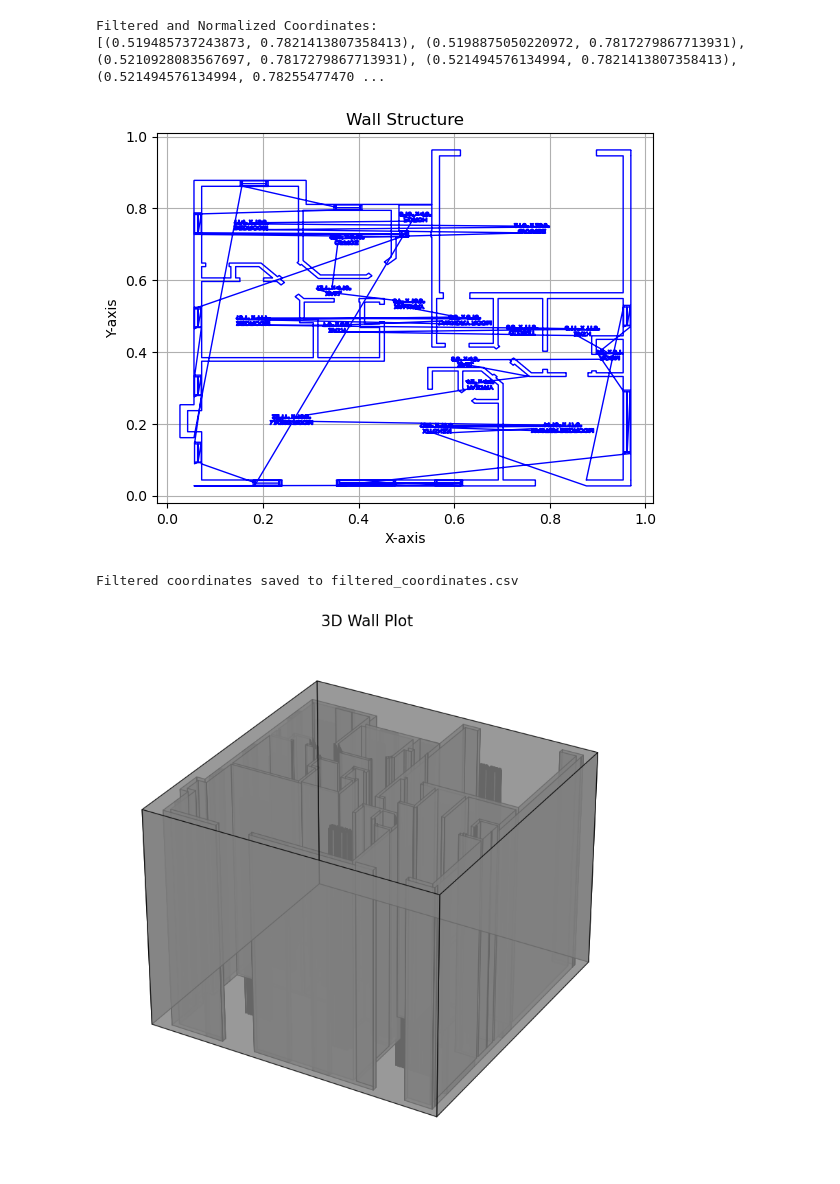
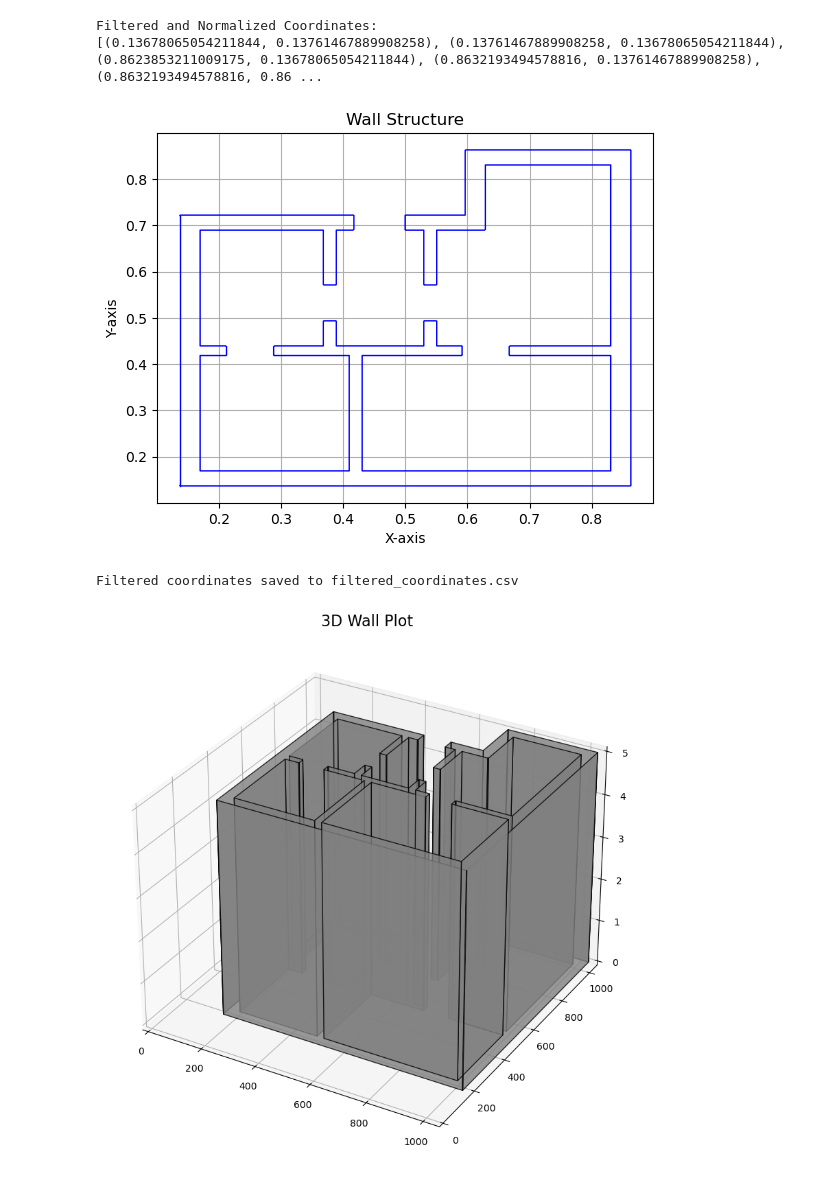
Before and after one commit to aman0x/modelcraft, a Jupyter notebook: floorplanToCordinates.ipynb, the cells around one changed output. Saved outputs shown, nothing was run; the diff lists cells and outputs as text; code cells hidden in the pictures.

```diff
--- a/floorplanToCordinates.ipynb
+++ b/floorplanToCordinates.ipynb
@@ -3,7 +3,7 @@ import cv2
 import matplotlib.pyplot as plt
 
 # Load the image
-image_path = "/Users/amanchandel/Work/projects/MCV2/floorplans/3.png"  # Replace with your floorplan image path
+image_path = "/Users/amanchandel/Work/projects/MCV2/floorplans/floorplan1.png"  # Replace with your floorplan image path
 image = cv2.imread(image_path)
 
 # Convert to grayscale for processing
@@ -96,7 +96,7 @@ print("Filtered and Normalized Coordinates:")
 print(filtered_scaled_coordinates)
 # %% [output]
 Filtered and Normalized Coordinates:
-[(0.519485737243873, 0.7821413807358413), (0.5198875050220972, 0.7817279867713931), (0.5210928083567697, 0.7817279867713931), (0.521494576134994, 0.7821413807358413), (0.521494576134994, 0.78255477470 ...
+[(0.13678065054211844, 0.13761467889908258), (0.13761467889908258, 0.13678065054211844), (0.8623853211009175, 0.13678065054211844), (0.8632193494578816, 0.13761467889908258), (0.8632193494578816, 0.86 ...
 # %%
 import matplotlib.pyplot as plt
 
@@ -120,5 +120,5 @@ plt.grid()
 # Show the plot
 plt.show()
 # %% [output]
-[figure, old version]
+[figure, new version]
 # %%
@@ -136,7 +137,7 @@ from mpl_toolkits.mplot3d.art3d import Poly3DCollection
 import numpy as np
 
 # Example wall height (adjustable)
-wall_height = 10
+wall_height = 5
 
 # Convert 2D wall coordinates to 3D by adding height
 wall_planes = []
@@ -144,36 +145,38 @@ for contour in filtered_contours:
     wall = []
     for pt in contour:
         x, y = pt[0]  # Extract x, y
         wall.append([x, y, 0])  # Bottom of the wall
         wall.append([x, y, wall_height])  # Top of the wall
     wall_planes.append(wall)
 
+wall_planes.pop(0)
 # Plot the walls in 3D
+
 fig = plt.figure(figsize=(10, 10))
 ax = fig.add_subplot(111, projection='3d')
 
 # Add walls as vertical planes
 for wall in wall_planes:
     # Convert the wall into polygons for 3D visualization
     vertices = [
         [wall[i], wall[i + 1], wall[(i + 3) % len(wall)], wall[(i + 2) % len(wall)]]
         for i in range(0, len(wall), 2)
     ]
     poly3d = Poly3DCollection(vertices, alpha=0.8, facecolor='gray', edgecolor='k')
     ax.add_collection3d(poly3d)
 
-# Hide axes
-ax.set_axis_off()
 
 # Set limits to fit the walls
 ax.set_xlim(0, np.max([coord[0] for wall in wall_planes for coord in wall]))
 ax.set_ylim(0, np.max([coord[1] for wall in wall_planes for coord in wall]))
 ax.set_zlim(0, wall_height)
 
+
+
 plt.title("3D Wall Plot", fontsize=16)
 plt.show()
 # %% [output]
-[figure, old version]
+[figure, new version]
 # %%
 import plotly.graph_objects as go
 
```
Also changed, not shown: parts of 7 cells of this notebook, 4 other files.
